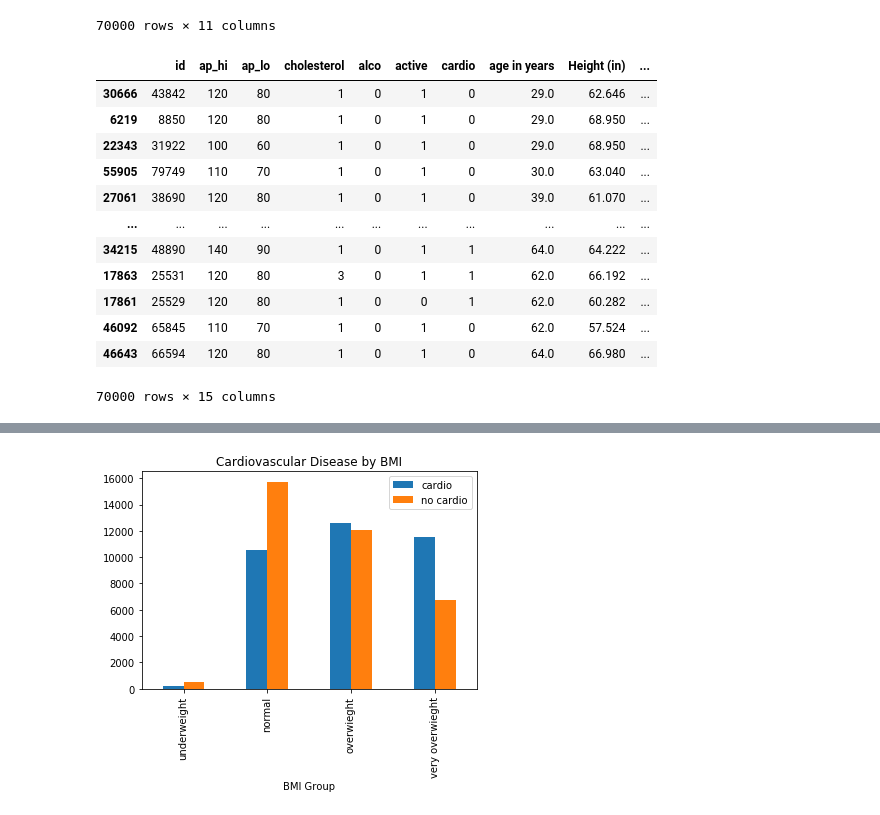
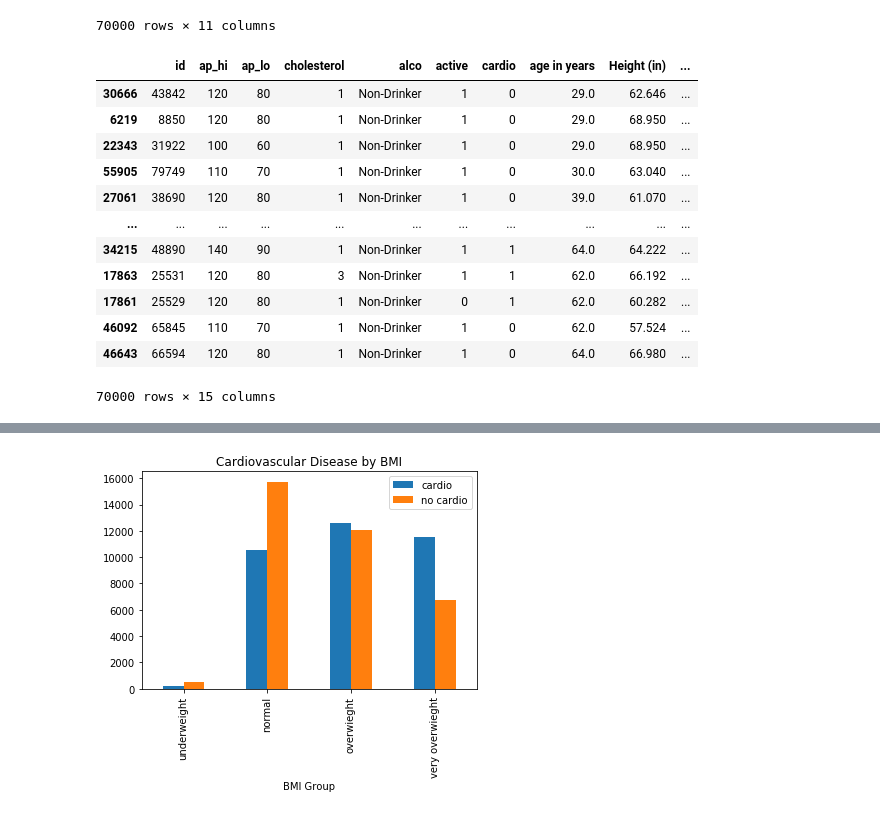
Before and after one commit to waleedxahmed/project-1, a Jupyter notebook: merged.ipynb, the cells around one changed output, grey strips where cells are left out. Saved outputs shown, nothing was run; the diff lists cells and outputs as text; code cells hidden in the pictures.

```diff
--- a/merged.ipynb
+++ b/merged.ipynb
@@ -717,48 +717,52 @@ cardio_study_df["Height (Ft)"] = height_in_feet
 gender_id = cardio_study_df["gender"].map({1:"Male", 2:"Female"})
 gender_id
 cardio_study_df["Gender ID"] = gender_id
+
+alcohol_drinker = cardio_study_df["alco"].map({0:"Non-Drinker", 1:"Drinker"})
+alcohol_drinker
+cardio_study_df["alco"]= alcohol_drinker
 
 
 weight_in_pounds = (cardio_study_df["weight"]*2.205).apply(np.floor)
 weight_in_pounds
 cardio_study_df["Weight (lbs)"] = weight_in_pounds
 
 BMI = (cardio_study_df["Weight (lbs)"]/(cardio_study_df["Height (in)"]*cardio_study_df["Height (in)"]))*703
 BMI
 cardio_study_df["BMI"] = BMI
 
 
 
 del cardio_study_df["age"]
 del cardio_study_df["height"]
 del cardio_study_df["weight"]
 del cardio_study_df["gender"]
 
 
 Age = [0, 36, 41, 46, 51, 56, 61, 66,]
 labels = ["0-35", "36-40", "41-45", "46-50", "51-55", "56-60", "61-65"]
 pd.cut(cardio_study_df["age in years"], Age, labels=labels).head()
 cardio_study_df["Age Group"] = pd.cut(cardio_study_df["age in years"], Age, labels=labels)
 
 BMI_groups = [0, 18.5, 25, 29.9, 100]
 labelsB = ["underweight", "normal", "overwieght", "very overwieght" ]
 pd.cut(cardio_study_df["BMI"], BMI_groups, labels=labelsB).head()
 cardio_study_df["BMI Group"] = pd.cut(cardio_study_df["BMI"], BMI_groups, labels=labelsB)
 
 cardio_study_df = cardio_study_df.sort_values("Age Group", ascending=True)
 
 cardio_study_df
 # %% [output]
 |  | id | ap_hi | ap_lo | cholesterol | alco | active | cardio | age in years | Height (in) | ... |
-| 30666 | 43842 | 120 | 80 | 1 | 0 | 1 | 0 | 29.0 | 62.646 | ... |
-| 6219 | 8850 | 120 | 80 | 1 | 0 | 1 | 0 | 29.0 | 68.950 | ... |
-| 22343 | 31922 | 100 | 60 | 1 | 0 | 1 | 0 | 29.0 | 68.950 | ... |
-| 55905 | 79749 | 110 | 70 | 1 | 0 | 1 | 0 | 30.0 | 63.040 | ... |
-| 27061 | 38690 | 120 | 80 | 1 | 0 | 1 | 0 | 39.0 | 61.070 | ... |
+| 30666 | 43842 | 120 | 80 | 1 | Non-Drinker | 1 | 0 | 29.0 | 62.646 | ... |
+| 6219 | 8850 | 120 | 80 | 1 | Non-Drinker | 1 | 0 | 29.0 | 68.950 | ... |
+| 22343 | 31922 | 100 | 60 | 1 | Non-Drinker | 1 | 0 | 29.0 | 68.950 | ... |
+| 55905 | 79749 | 110 | 70 | 1 | Non-Drinker | 1 | 0 | 30.0 | 63.040 | ... |
+| 27061 | 38690 | 120 | 80 | 1 | Non-Drinker | 1 | 0 | 39.0 | 61.070 | ... |
 | ... | ... | ... | ... | ... | ... | ... | ... | ... | ... | ... |
-| 34215 | 48890 | 140 | 90 | 1 | 0 | 1 | 1 | 64.0 | 64.222 | ... |
-| 17863 | 25531 | 120 | 80 | 3 | 0 | 1 | 1 | 62.0 | 66.192 | ... |
-| 17861 | 25529 | 120 | 80 | 1 | 0 | 0 | 1 | 62.0 | 60.282 | ... |
-| 46092 | 65845 | 110 | 70 | 1 | 0 | 1 | 0 | 62.0 | 57.524 | ... |
-| 46643 | 66594 | 120 | 80 | 1 | 0 | 1 | 0 | 64.0 | 66.980 | ... |
+| 34215 | 48890 | 140 | 90 | 1 | Non-Drinker | 1 | 1 | 64.0 | 64.222 | ... |
+| 17863 | 25531 | 120 | 80 | 3 | Non-Drinker | 1 | 1 | 62.0 | 66.192 | ... |
+| 17861 | 25529 | 120 | 80 | 1 | Non-Drinker | 0 | 1 | 62.0 | 60.282 | ... |
+| 46092 | 65845 | 110 | 70 | 1 | Non-Drinker | 1 | 0 | 62.0 | 57.524 | ... |
+| 46643 | 66594 | 120 | 80 | 1 | Non-Drinker | 1 | 0 | 64.0 | 66.980 | ... |
 70000 rows × 15 columns
```
Also changed, not shown: parts of 1 cell of this notebook.
